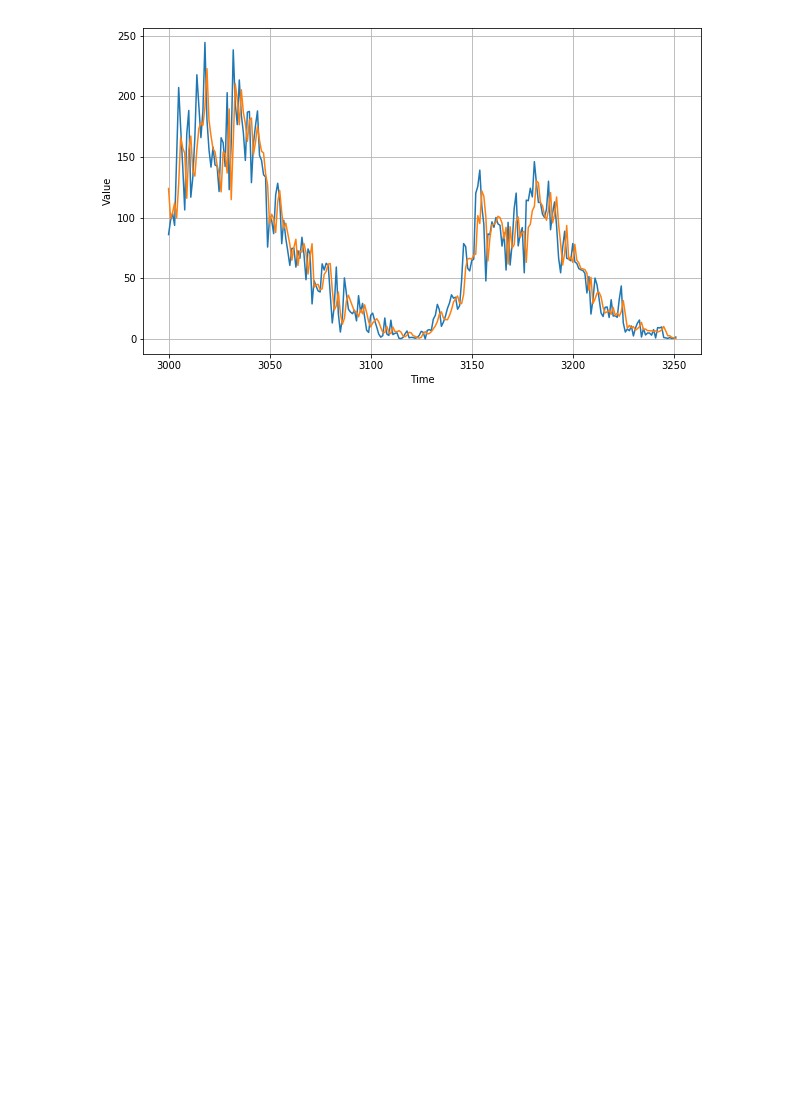
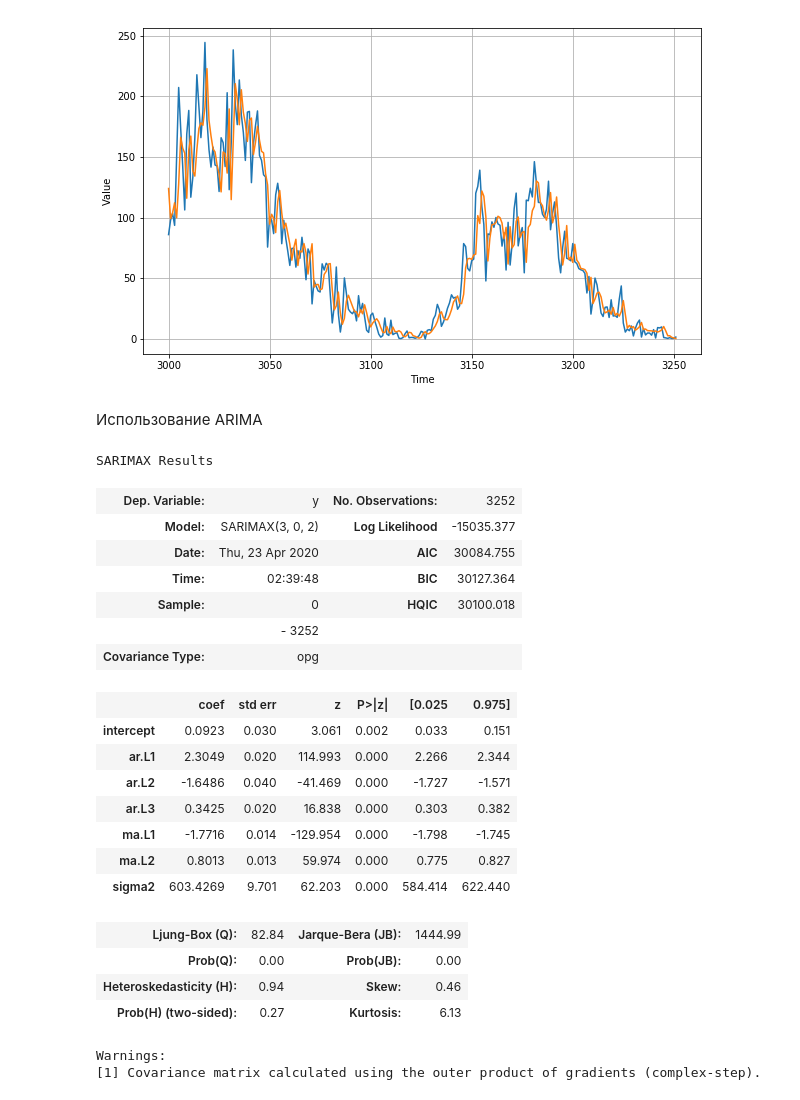
Before and after one commit to YanaKenda/MachineLearning, a Jupyter notebook: lab8.ipynb, the cells around one changed output. Cells and saved outputs as stored; diff of their text form; code cells hidden in the pictures; blank space fills up the shorter version.

Commit message:
Added Arima model implementation

```diff
--- a/lab8.ipynb
+++ b/lab8.ipynb
@@ -166,3 +170,5 @@ plot_series(time_valid, x_valid)
 plot_series(time_valid, rnn_forecast)
 # %% [output]
 [figure]
+# %% [markdown]
+Использование ARIMA
@@ -168,0 +182,32 @@ plot_series(time_valid, rnn_forecast)
+# %%
+arima_model = auto_arima(df['Monthly Mean Total Sunspot Number'],
+                           n_jobs=-1,
+                           error_action='ignore',
+                           suppress_warnings=True,
+                           stepwise=False, random=True,
+                           n_fits=1000)
+# %%
+arima_model.summary()
+# %% [output]
+SARIMAX Results
+| Dep. Variable: | y | No. Observations: | 3252 |
+| Model: | SARIMAX(3, 0, 2) | Log Likelihood | -15035.377 |
+| Date: | Thu, 23 Apr 2020 | AIC | 30084.755 |
+| Time: | 02:39:48 | BIC | 30127.364 |
+| Sample: | 0 | HQIC | 30100.018 |
+|  | - 3252 |  |  |
+| Covariance Type: | opg |  |  |
+|  | coef | std err | z | P>|z| | [0.025 | 0.975] |
+| intercept | 0.0923 | 0.030 | 3.061 | 0.002 | 0.033 | 0.151 |
+| ar.L1 | 2.3049 | 0.020 | 114.993 | 0.000 | 2.266 | 2.344 |
+| ar.L2 | -1.6486 | 0.040 | -41.469 | 0.000 | -1.727 | -1.571 |
+| ar.L3 | 0.3425 | 0.020 | 16.838 | 0.000 | 0.303 | 0.382 |
+| ma.L1 | -1.7716 | 0.014 | -129.954 | 0.000 | -1.798 | -1.745 |
+| ma.L2 | 0.8013 | 0.013 | 59.974 | 0.000 | 0.775 | 0.827 |
+| sigma2 | 603.4269 | 9.701 | 62.203 | 0.000 | 584.414 | 622.440 |
+| Ljung-Box (Q): | 82.84 | Jarque-Bera (JB): | 1444.99 |
+| Prob(Q): | 0.00 | Prob(JB): | 0.00 |
+| Heteroskedasticity (H): | 0.94 | Skew: | 0.46 |
+| Prob(H) (two-sided): | 0.27 | Kurtosis: | 6.13 |
+Warnings:
+[1] Covariance matrix calculated using the outer product of gradients (complex-step).
```
Also changed, not shown: parts of 12 cells of this notebook.
